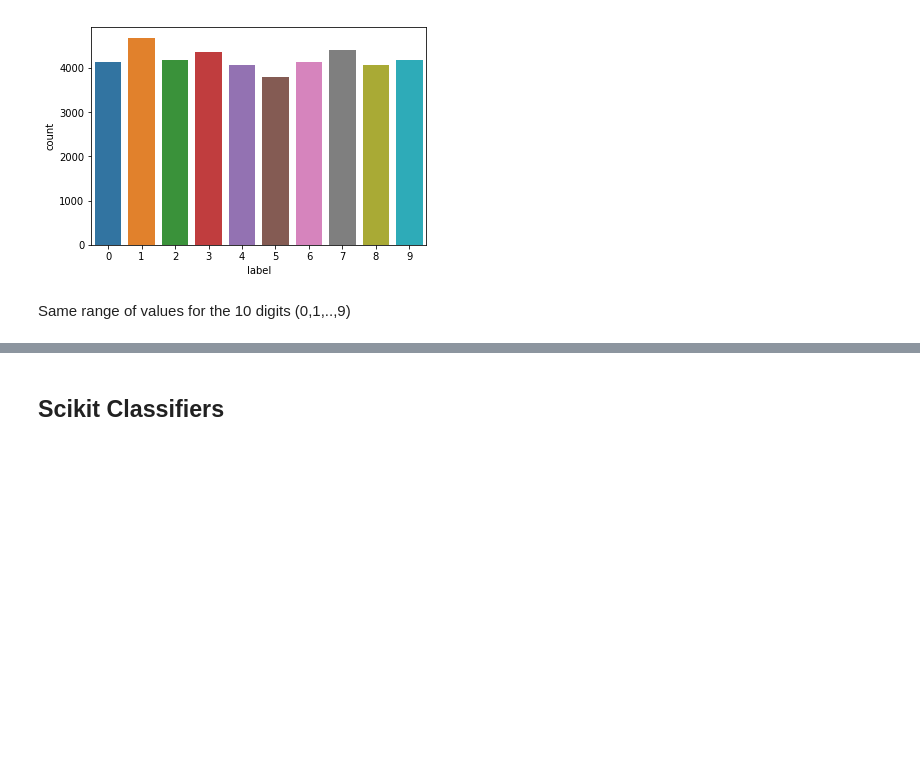
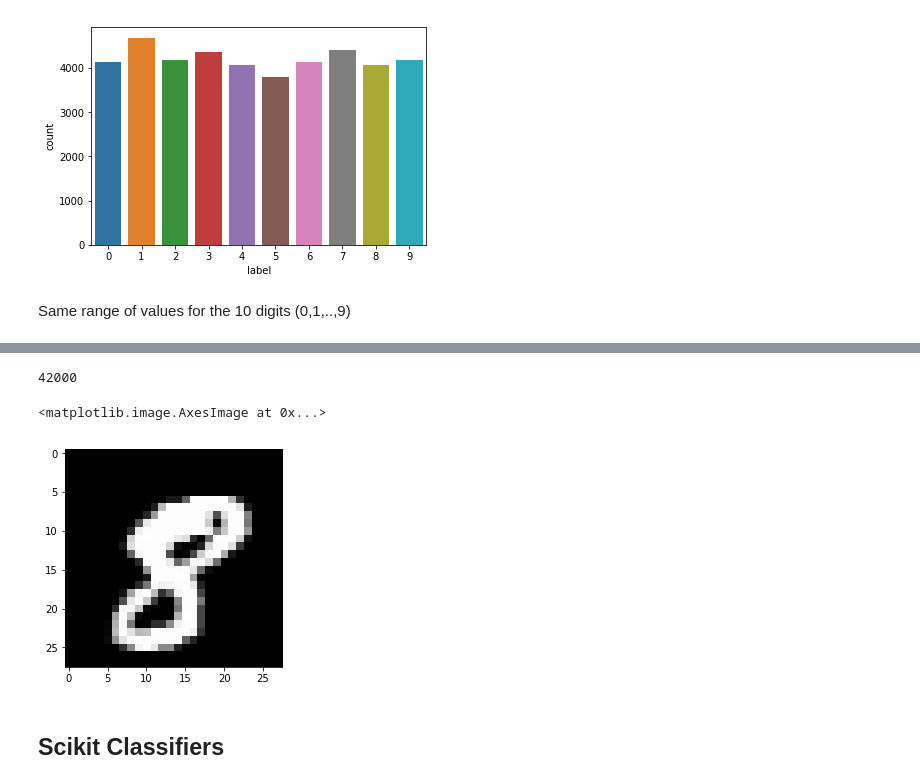
Before and after one commit to CorentinHR/MNIST, a Jupyter notebook: MNIST.ipynb, the cells around one changed output, grey strips where cells are left out. Cells and saved outputs as stored; diff of their text form; code cells hidden in the pictures; blank space fills up the shorter version.

```diff
--- a/MNIST.ipynb
+++ b/MNIST.ipynb
@@ -105,6 +118,17 @@ def plot_confusion_matrix(y_true, y_pred):
 
 X_train = X_train/255.0
 X_test = X_test/255.0
+# %%
+X_train.shape[0]
+# %% [output]
+42000
+# %%
+X_train_reshape = X_train.values.reshape(X_train.shape[0],28,28,1)
+# %%
+plt.imshow(X_train_reshape[10][:,:,0], cmap=plt.get_cmap('gray'))
+# %% [output]
+<matplotlib.image.AxesImage at 0x...>
+[figure, added]
 # %%
 #split data into training and validation sets (80% - 20%)
 
```
Also changed, not shown: parts of 11 cells of this notebook, 1 other file.
